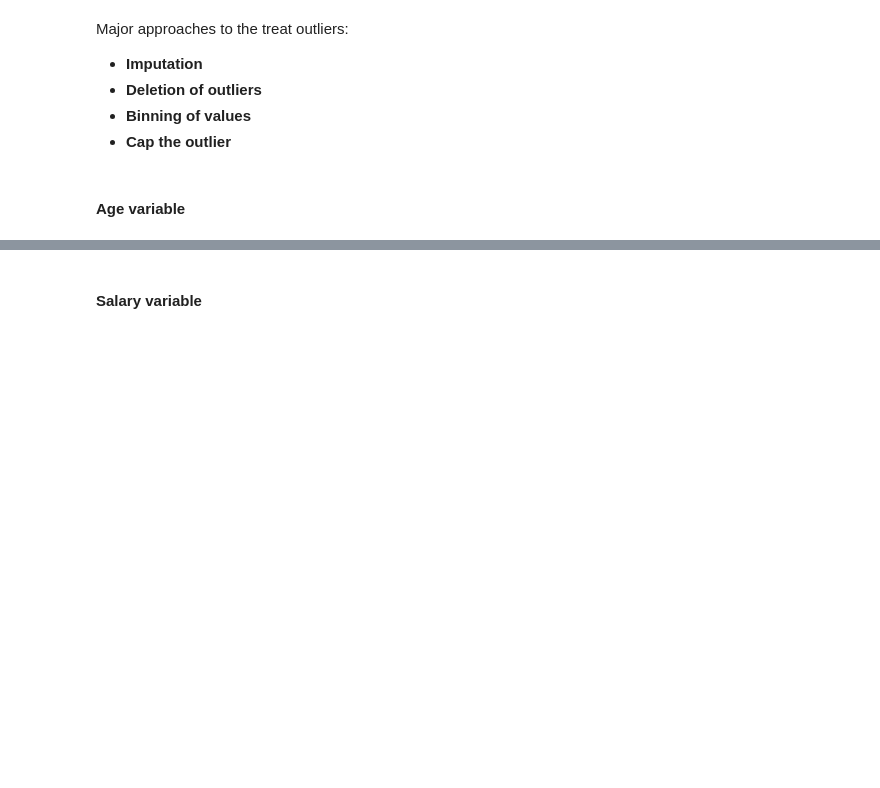
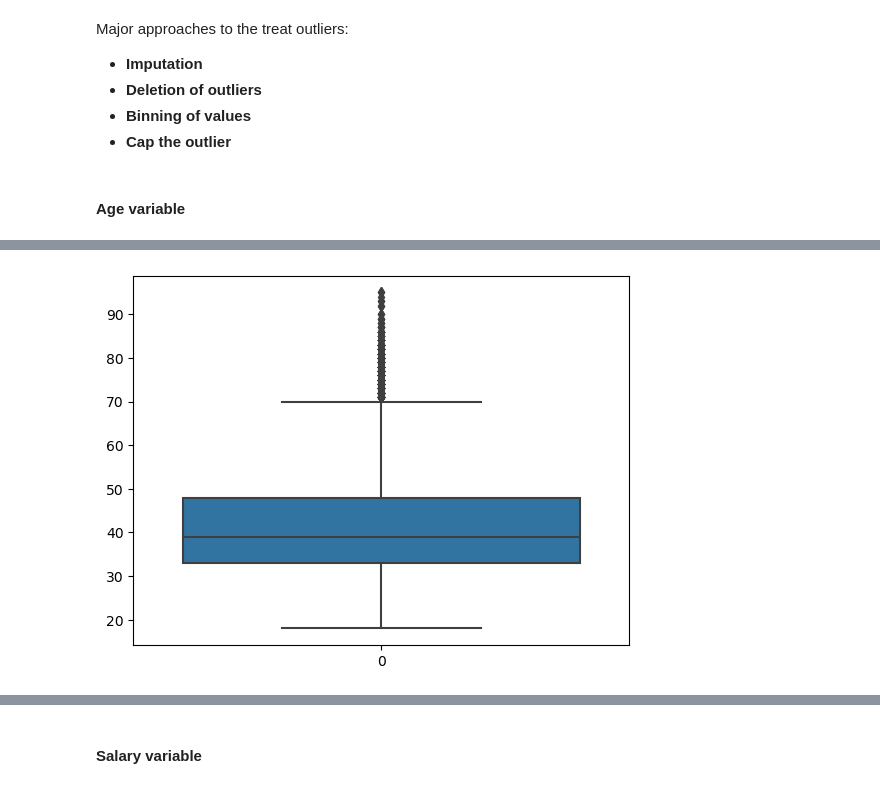
Before and after one commit to Nishanthfiona/DataScience, a Jupyter notebook: Upgrad/Course_1_Datatoolkit/Bank Marketing Case Study EDA/Bank Marketing Campaign EDA NoteBook.ipynb, the cells around one changed output, grey strips where cells are left out. Drawn from its saved outputs; the diff is of its cells as text; code cells hidden in the pictures; blank space fills up the shorter version.

```diff
--- a/Upgrad/Course_1_Datatoolkit/Bank Marketing Case Study EDA/Bank Marketing Campaign EDA NoteBook.ipynb
+++ b/Upgrad/Course_1_Datatoolkit/Bank Marketing Case Study EDA/Bank Marketing Campaign EDA NoteBook.ipynb
@@ -269,2 +435,7 @@ Major approaches to the treat outliers:
+# %%
+sns.boxplot(inp1.age)
+plt.show()
+# %% [output]
+[figure, added]
 # %%
 #plot the histogram of age variable.
```
Also changed, not shown: parts of 42 cells of this notebook, 3 other files.
